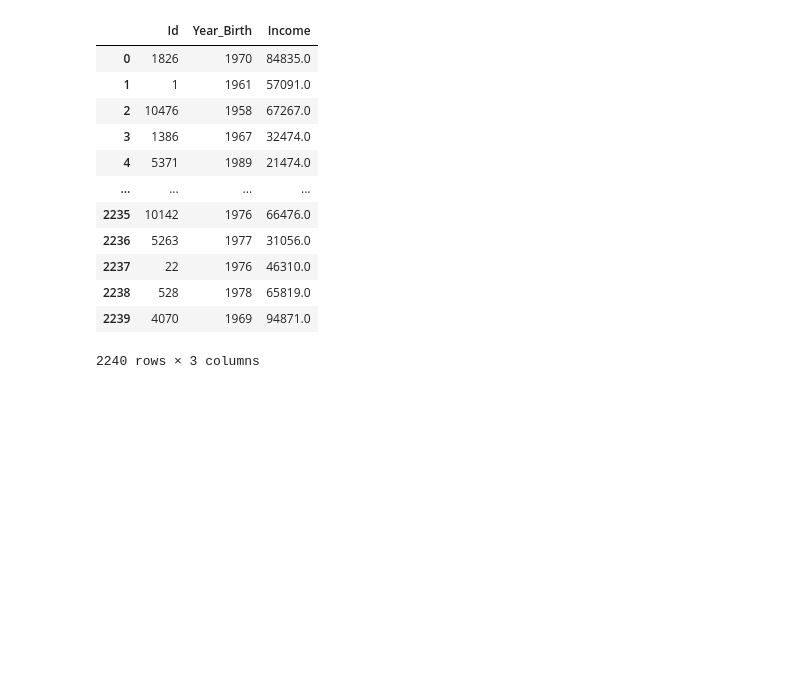
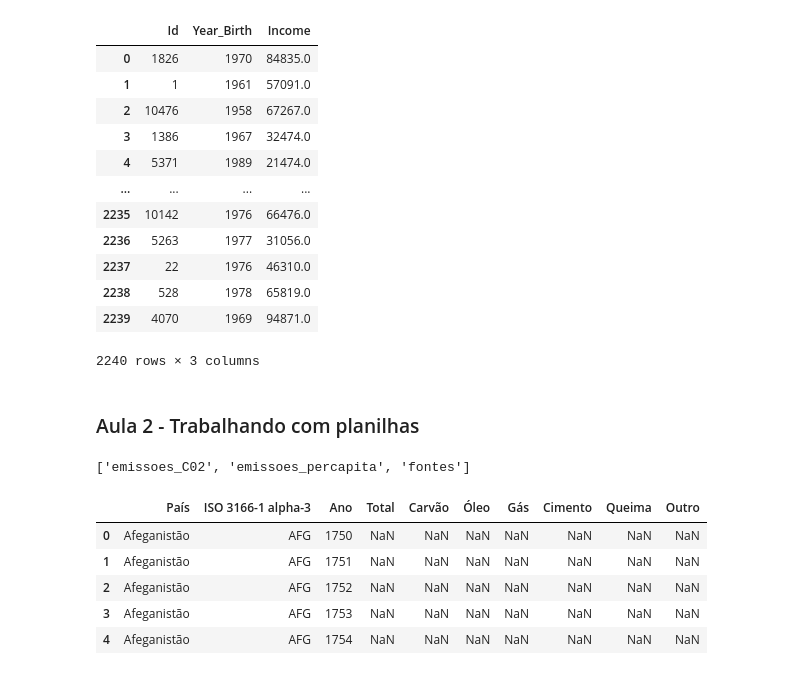
Before and after one commit to FranPomba/Tech-Fundation---alura-one, a Jupyter notebook: 2 - Aprendendo a fazer ETL/3 - Pandas trabalhando com diferentes tipos de arquivos/aula.ipynb, the cells around one changed output. Cells and saved outputs as stored; diff of their text form; code cells hidden in the pictures; blank space fills up the shorter version.

```diff
--- a/2 - Aprendendo a fazer ETL/3 - Pandas trabalhando com diferentes tipos de arquivos/aula.ipynb
+++ b/2 - Aprendendo a fazer ETL/3 - Pandas trabalhando com diferentes tipos de arquivos/aula.ipynb
@@ -97,3 +97,5 @@ clientes_mercado
 | 2238 | 528 | 1978 | 65819.0 |
 | 2239 | 4070 | 1969 | 94871.0 |
 2240 rows × 3 columns
+# %% [markdown]
+### Aula  2 - Trabalhando com planilhas
@@ -99,0 +108,19 @@ clientes_mercado
+# %%
+# visualizar o nome das paginas do excel
+
+pd.ExcelFile(url).sheet_names
+# %% [output]
+['emissoes_C02', 'emissoes_percapita', 'fontes']
+# %%
+# Ler arquivos excel selecionando uma pagina
+
+percapita = pd.read_excel(url, sheet_name="emissoes_percapita")
+# %%
+percapita.head()
+# %% [output]
+|  | País | ISO 3166-1 alpha-3 | Ano | Total | Carvão | Óleo | Gás | Cimento | Queima | Outro |
+| 0 | Afeganistão | AFG | 1750 | NaN | NaN | NaN | NaN | NaN | NaN | NaN |
+| 1 | Afeganistão | AFG | 1751 | NaN | NaN | NaN | NaN | NaN | NaN | NaN |
+| 2 | Afeganistão | AFG | 1752 | NaN | NaN | NaN | NaN | NaN | NaN | NaN |
+| 3 | Afeganistão | AFG | 1753 | NaN | NaN | NaN | NaN | NaN | NaN | NaN |
+| 4 | Afeganistão | AFG | 1754 | NaN | NaN | NaN | NaN | NaN | NaN | NaN |
```
Also changed, not shown: parts of 10 cells of this notebook, 3 other files.
